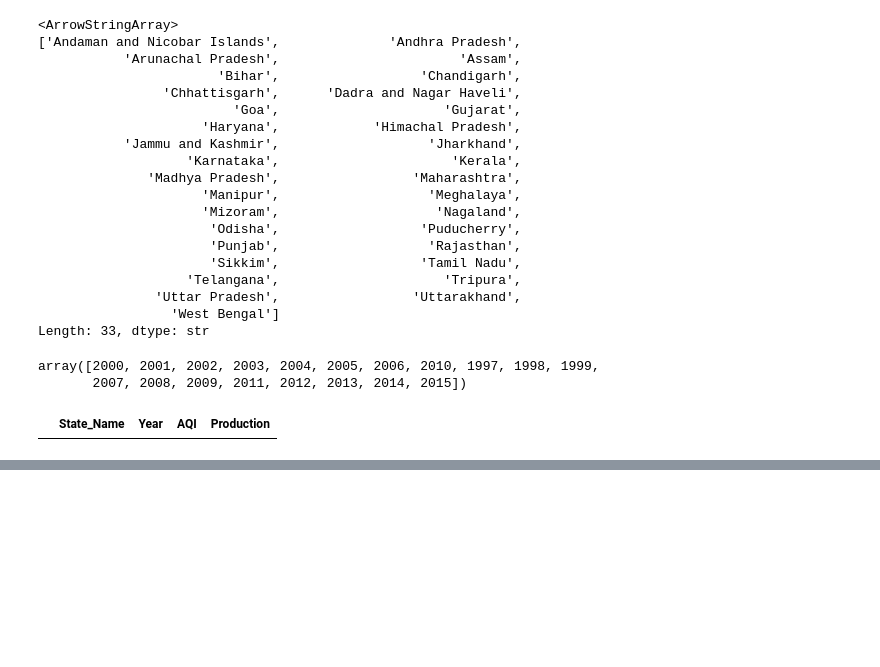
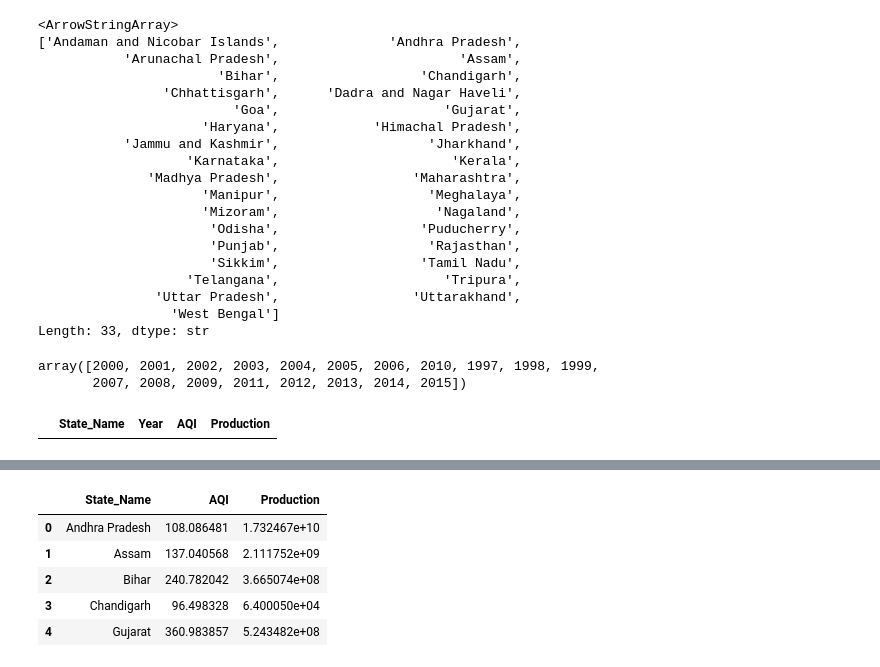
Before and after one commit to aimee-joseph/ML-Lab-2547204, a Jupyter notebook: Lab 2.ipynb, the cells around one changed output, grey strips where cells are left out. Cells and saved outputs as stored; diff of their text form; code cells hidden in the pictures; blank space fills up the shorter version.

```diff
--- a/Lab 2.ipynb
+++ b/Lab 2.ipynb
@@ -605,0 +630,10 @@ merged.head()
+# %%
+merged_state = aqi_by_state.merge(crop_by_state, on='State_Name', how='inner')
+merged_state.head()
+# %% [output]
+|  | State_Name | AQI | Production |
+| 0 | Andhra Pradesh | 108.086481 | 1.732467e+10 |
+| 1 | Assam | 137.040568 | 2.111752e+09 |
+| 2 | Bihar | 240.782042 | 3.665074e+08 |
+| 3 | Chandigarh | 96.498328 | 6.400050e+04 |
+| 4 | Gujarat | 360.983857 | 5.243482e+08 |
```
Also changed, not shown: parts of 8 cells of this notebook.
